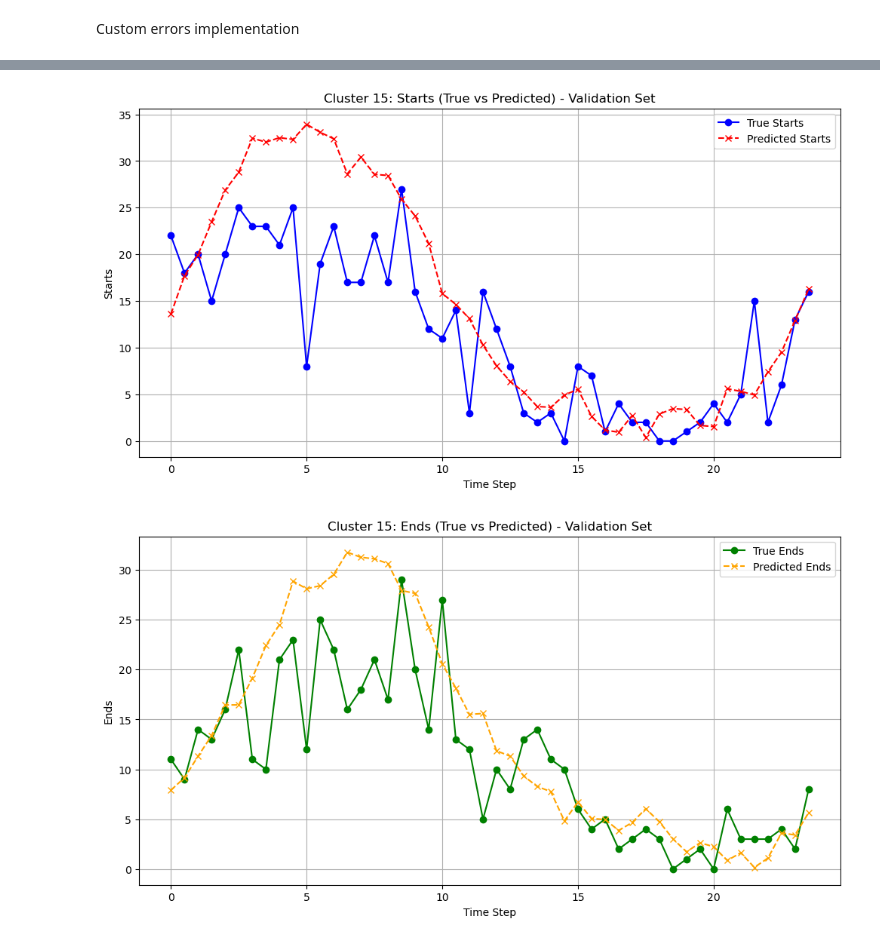
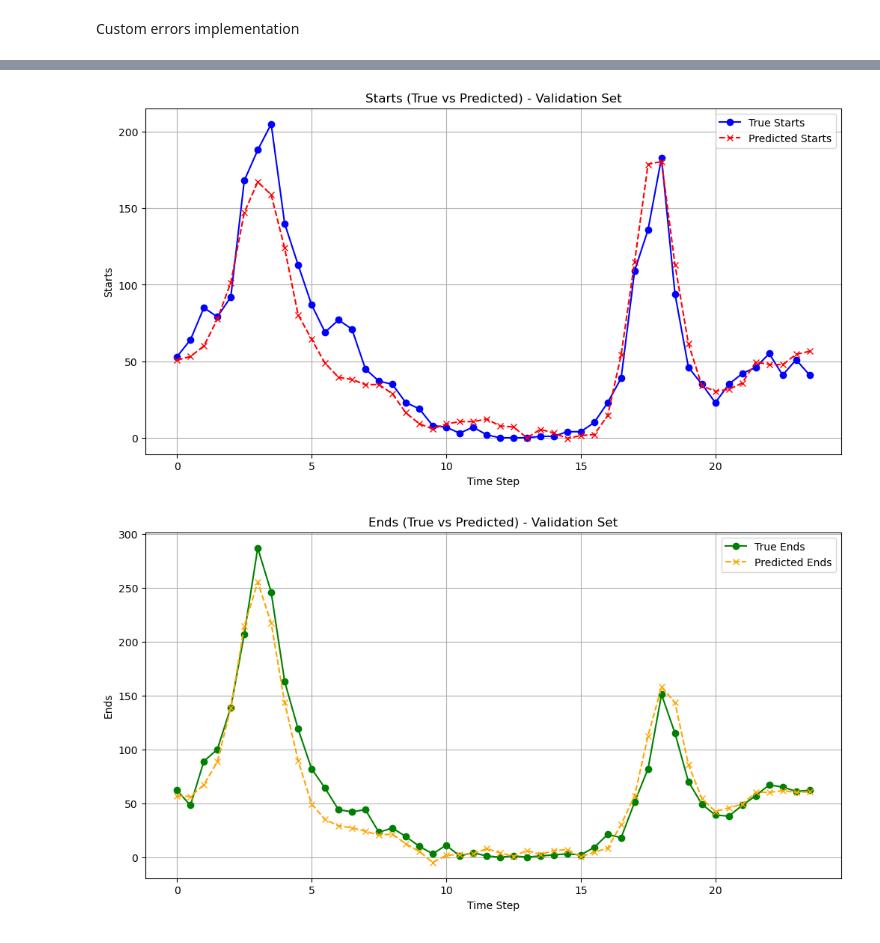
Before and after one commit to kozlowskihubert/london-city-bikes, a Jupyter notebook: notebooks/training_notebook.ipynb, the cells around one changed output, grey strips where cells are left out. Drawn from its saved outputs; the diff is of its cells as text; code cells hidden in the pictures.

Commit message:
Changed the way how model is trained. In this configuration there is only one model for all clusters. Cluster embedding added to model input.

```diff
--- a/notebooks/training_notebook.ipynb
+++ b/notebooks/training_notebook.ipynb
@@ -32,3 +33,5 @@ train_dataloaders, val_dataloaders, scalers = get_dataloaders()
+# %%
+train_dataloader, val_dataloader, scalers, cluster_id_map = get_dataloaders(use_cluster_embedding_input=True)
 # %% [markdown]
 # Training
 # %% [markdown]
@@ -40,7 +43,8 @@ FUTURE_FEATURE_SIZE = 10
 HIDDEN_SIZE = 128
 OUTPUT_SIZE = 2 * PRED_LENGTH
 NUM_LAYERS = 1
-NUM_EPOCHS = 3
+NUM_EPOCHS = 50
 DROPOUT = 0
 LEARNING_RATE = 0.0001
+USE_CLUSTER_EMBEDDING = True
 # %% [markdown]
@@ -120,33 +116,36 @@ original_scale_predictions = all_preds[27]
 # %%
+index = 0
+
+selected_true = true_vals[index]
+selected_predictions = preds[index]
+
 # Extract true and predicted values for Starts and Ends
-true_starts = original_scale_true[:, :, 0]  # Shape: (batch_size, pred_length)
-true_ends = original_scale_true[:, :, 1]    # Shape: (batch_size, pred_length)
-pred_starts = original_scale_predictions[:, :, 0]  # Shape: (batch_size, pred_length)
-pred_ends = original_scale_predictions[:, :, 1]    # Shape: (batch_size, pred_length)
+true_starts = selected_true[:, 0]  # Shape: (pred_length)
+true_ends = selected_true[:, 1]    # Shape: (pred_length)
+pred_starts = selected_predictions[:, 0]  # Shape: (pred_length)
+pred_ends = selected_predictions[:, 1]    # Shape: (pred_length)
 # %%
-index = 48 * 5
-
 # Plot Starts for the first sample in the batch
 plt.figure(figsize=(12, 6))
-plt.plot(np.linspace(0, PRED_LENGTH/2 - 0.5, PRED_LENGTH), true_starts[index], label="True Starts", color="blue", marker="o")
-plt.plot(np.linspace(0, PRED_LENGTH/2 - 0.5, PRED_LENGTH), pred_starts[index], label="Predicted Starts", color="red", linestyle="--", marker="x")
-plt.title(f"Cluster {cluster}: Starts (True vs Predicted) - Validation Set")
+plt.plot(np.linspace(0, PRED_LENGTH/2 - 0.5, PRED_LENGTH), true_starts, label="True Starts", color="blue", marker="o")
+plt.plot(np.linspace(0, PRED_LENGTH/2 - 0.5, PRED_LENGTH), pred_starts, label="Predicted Starts", color="red", linestyle="--", marker="x")
+plt.title(f"Starts (True vs Predicted) - Validation Set")
 plt.xlabel("Time Step")
 plt.ylabel("Starts")
 plt.legend()
 plt.grid(True)
 plt.show()
 
 # Plot Ends for the first sample in the batch
 plt.figure(figsize=(12, 6))
-plt.plot(np.linspace(0, PRED_LENGTH/2 - 0.5, PRED_LENGTH), true_ends[index], label="True Ends", color="green", marker="o")
-plt.plot(np.linspace(0, PRED_LENGTH/2 - 0.5, PRED_LENGTH), pred_ends[index], label="Predicted Ends", color="orange", linestyle="--", marker="x")
-plt.title(f"Cluster {cluster}: Ends (True vs Predicted) - Validation Set")
+plt.plot(np.linspace(0, PRED_LENGTH/2 - 0.5, PRED_LENGTH), true_ends, label="True Ends", color="green", marker="o")
+plt.plot(np.linspace(0, PRED_LENGTH/2 - 0.5, PRED_LENGTH), pred_ends, label="Predicted Ends", color="orange", linestyle="--", marker="x")
+plt.title(f"Ends (True vs Predicted) - Validation Set")
 plt.xlabel("Time Step")
 plt.ylabel("Ends")
 plt.legend()
 plt.grid(True)
 plt.show()
 # %% [output]
-[figure, old version]
+[figure, new version]
-[figure, old version]
+[figure, new version]
```
Also changed, not shown: parts of 6 cells of this notebook, 5 other files.
